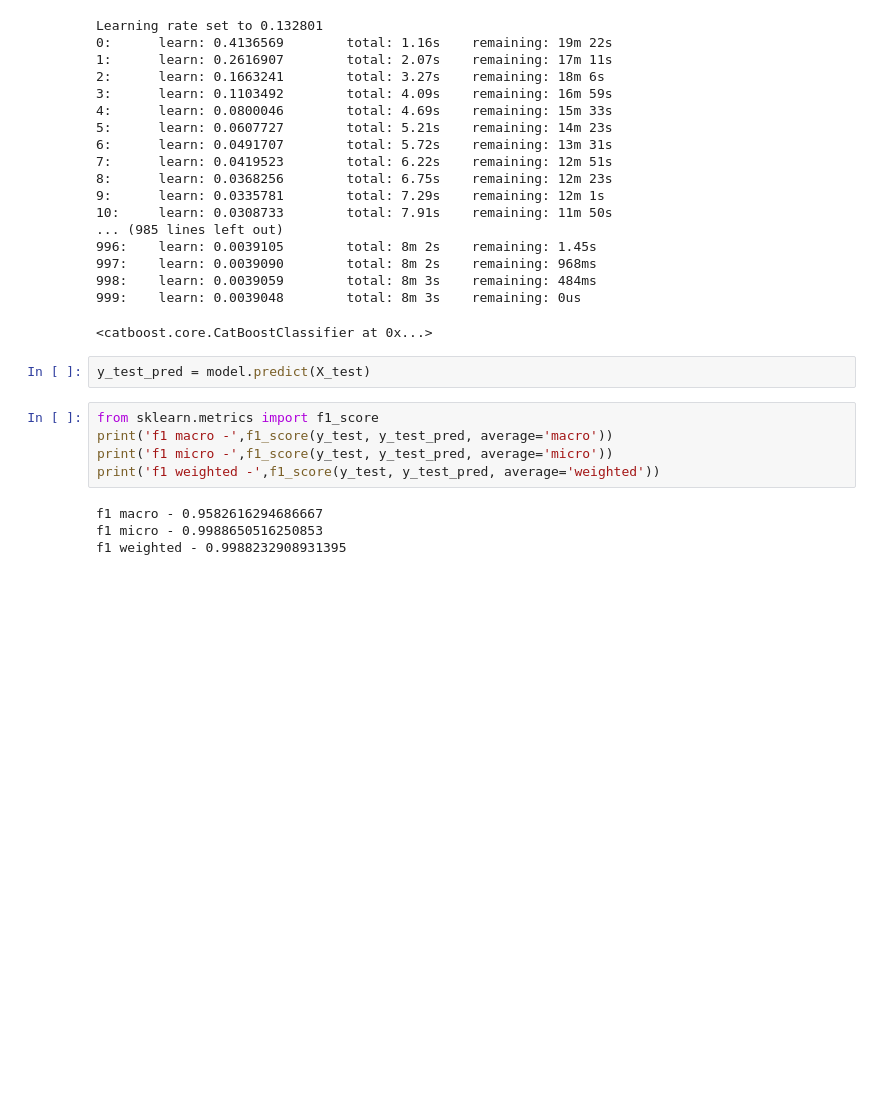
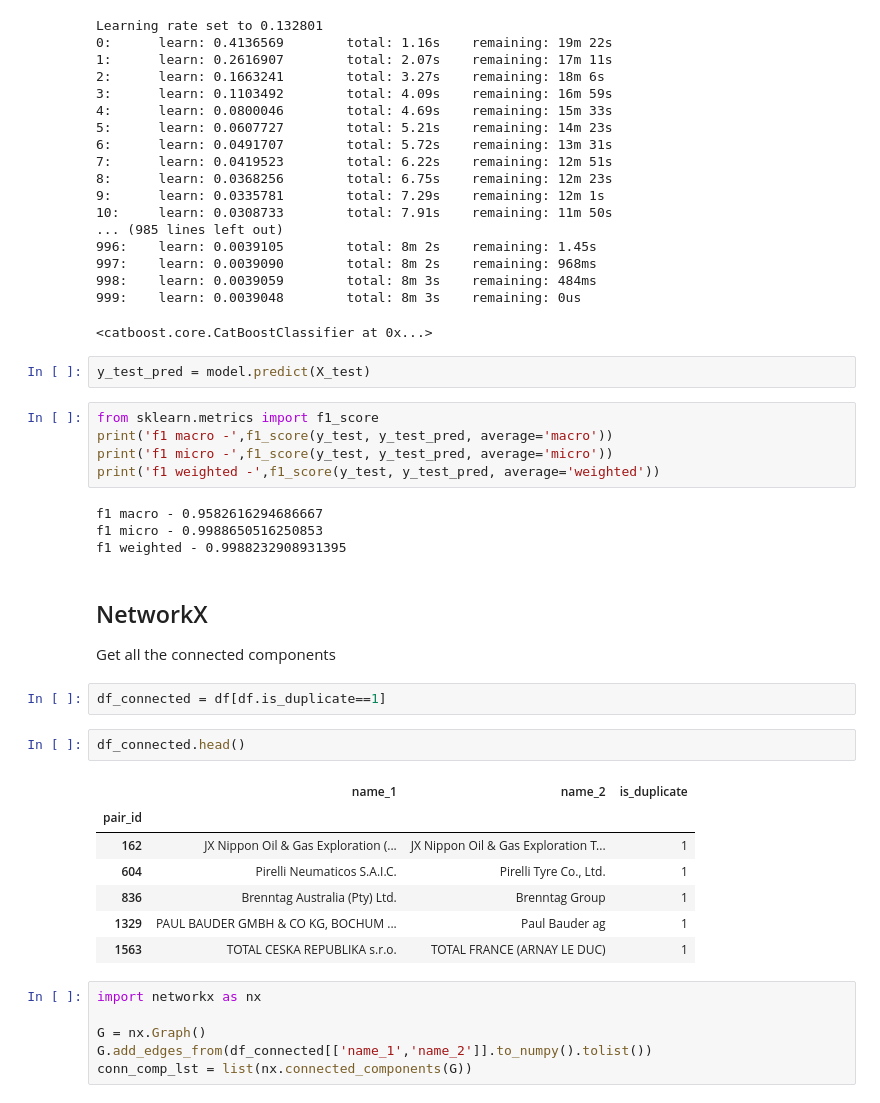
Before and after one commit to shanalyb/matching, a Jupyter notebook: main.ipynb, the cells around one changed output. Drawn from its saved outputs; the diff is of its cells as text; blank space fills up the shorter version.

Commit message:
Got all the connected components

```diff
--- a/main.ipynb
+++ b/main.ipynb
@@ -111,3 +111,24 @@ print('f1 weighted -',f1_score(y_test, y_test_pred, average='weighted'))
 f1 macro - 0.9582616294686667
 f1 micro - 0.9988650516250853
 f1 weighted - 0.9988232908931395
+# %% [markdown]
+## NetworkX
+Get all the connected components
+# %%
+df_connected = df[df.is_duplicate==1]
+# %%
+df_connected.head()
+# %% [output]
+|  | name_1 | name_2 | is_duplicate |
+| pair_id |  |  |  |
+| 162 | JX Nippon Oil & Gas Exploration (... | JX Nippon Oil & Gas Exploration T... | 1 |
+| 604 | Pirelli Neumaticos S.A.I.C. | Pirelli Tyre Co., Ltd. | 1 |
+| 836 | Brenntag Australia (Pty) Ltd. | Brenntag Group | 1 |
+| 1329 | PAUL BAUDER GMBH & CO KG, BOCHUM ... | Paul Bauder ag | 1 |
+| 1563 | TOTAL CESKA REPUBLIKA s.r.o. | TOTAL FRANCE (ARNAY LE DUC) | 1 |
+# %%
+import networkx as nx
+
+G = nx.Graph()
+G.add_edges_from(df_connected[['name_1','name_2']].to_numpy().tolist())
+conn_comp_lst = list(nx.connected_components(G))
```
Also changed, not shown: parts of 1 cell of this notebook.
